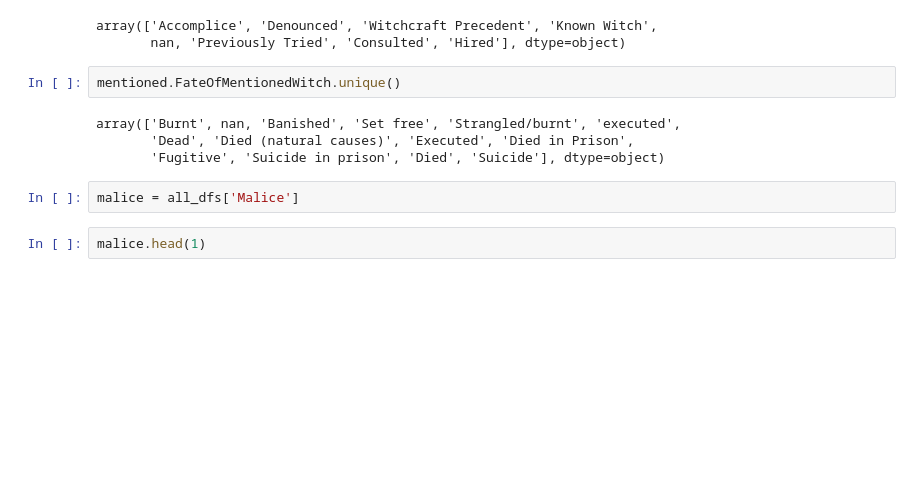
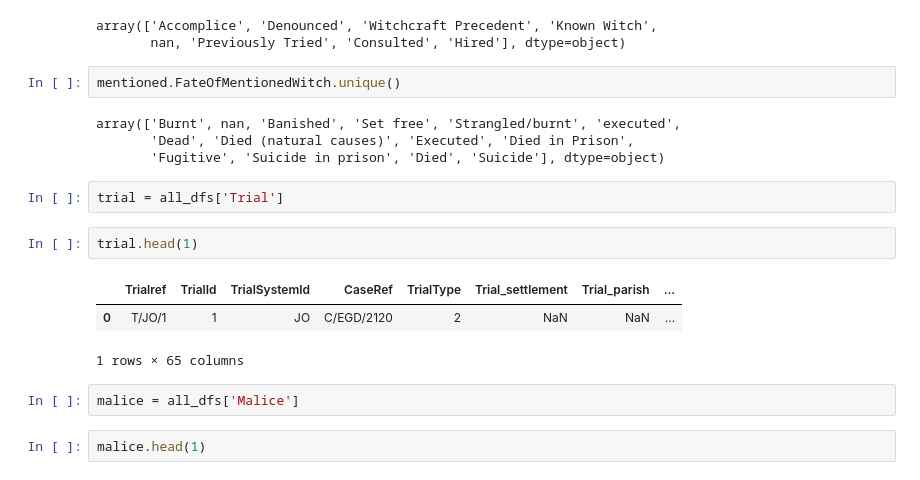
Before and after one commit to SallyM/witches, a Jupyter notebook: EDA.ipynb, the cells around one changed output. Cells and saved outputs as stored; diff of their text form; blank space fills up the shorter version.

```diff
--- a/EDA.ipynb
+++ b/EDA.ipynb
@@ -85,6 +74,14 @@ mentioned.FateOfMentionedWitch.unique()
 array(['Burnt', nan, 'Banished', 'Set free', 'Strangled/burnt', 'executed',
        'Dead', 'Died (natural causes)', 'Executed', 'Died in Prison',
        'Fugitive', 'Suicide in prison', 'Died', 'Suicide'], dtype=object)
+# %%
+trial = all_dfs['Trial']
+# %%
+trial.head(1)
+# %% [output]
+|  | Trialref | TrialId | TrialSystemId | CaseRef | TrialType | Trial_settlement | Trial_parish | ... |
+| 0 | T/JO/1 | 1 | JO | C/EGD/2120 | 2 | NaN | NaN | ... |
+1 rows × 65 columns
 # %%
 malice = all_dfs['Malice']
 # %%
```
Also changed, not shown: parts of 24 cells of this notebook.
